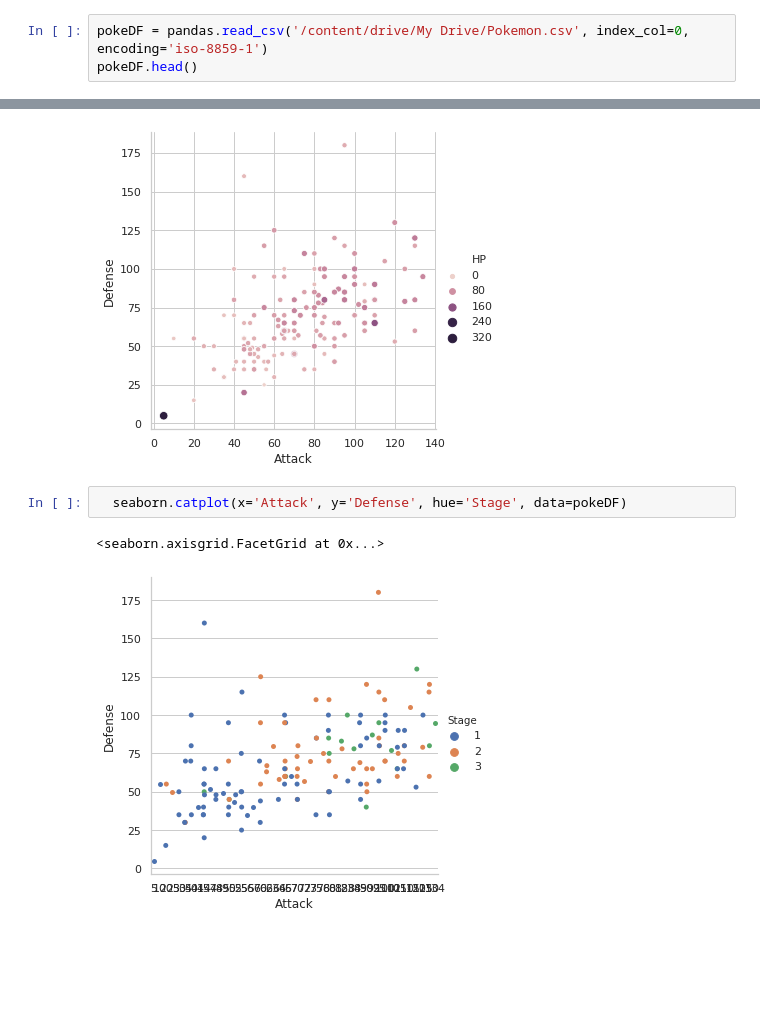
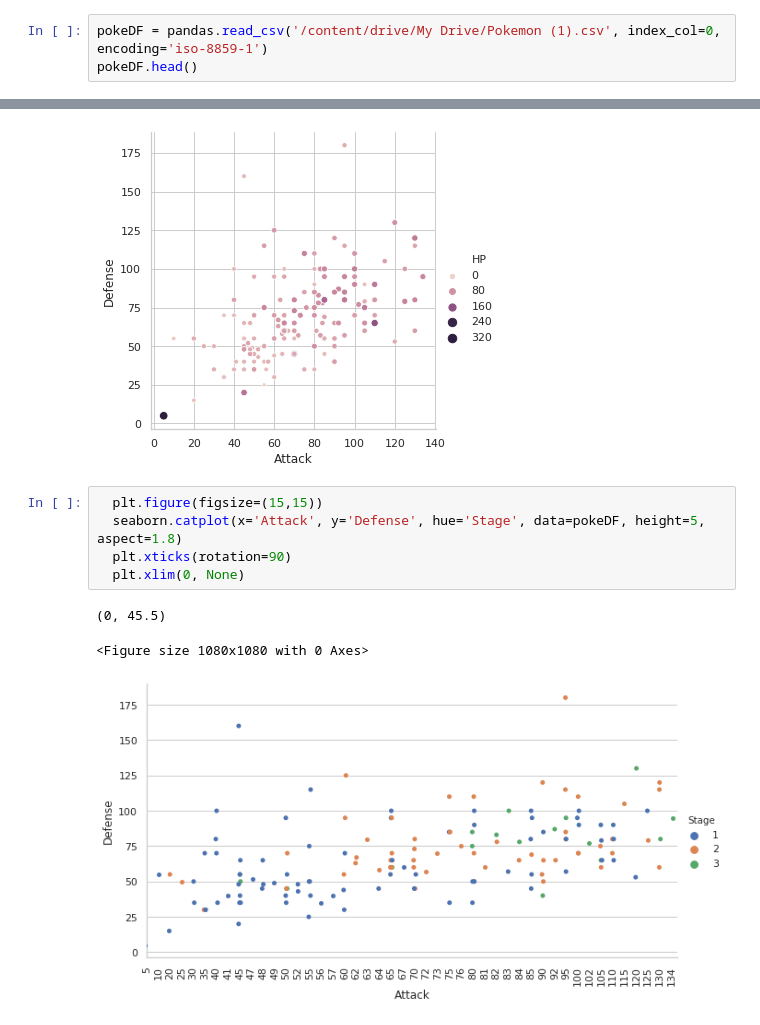
Before and after one commit to ta-data-mex/lab-matplotlib-seaborn, a Jupyter notebook: Dataviz1.ipynb, the cells around one changed output, grey strips where cells are left out. Cells and saved outputs as stored; diff of their text form; blank space fills up the shorter version.

```diff
--- a/Dataviz1.ipynb
+++ b/Dataviz1.ipynb
@@ -107,7 +107,7 @@ plt.show()
 # %% [output]
 [figure]
 # %%
-pokeDF = pandas.read_csv('/content/drive/My Drive/Pokemon.csv', index_col=0, encoding='iso-8859-1')
+pokeDF = pandas.read_csv('/content/drive/My Drive/Pokemon (1).csv', index_col=0, encoding='iso-8859-1')
 pokeDF.head()
 # %% [output]
 |  | Name | Type 1 | Type 2 | Total | HP | Attack | Defense | Sp. Atk | Sp. Def | Speed | Stage | ... |
@@ -264,7 +264,11 @@ seaborn.relplot(x='Attack', y='Defense', hue='HP', size='HP', data=pokeDF)
 <seaborn.axisgrid.FacetGrid at 0x...>
 [figure]
 # %%
-  seaborn.catplot(x='Attack', y='Defense', hue='Stage', data=pokeDF)
+  plt.figure(figsize=(15,15))
+  seaborn.catplot(x='Attack', y='Defense', hue='Stage', data=pokeDF, height=5, aspect=1.8)
+  plt.xticks(rotation=90)
+  plt.xlim(0, None)
 # %% [output]
-<seaborn.axisgrid.FacetGrid at 0x...>
+(0, 45.5)
+<Figure size 1080x1080 with 0 Axes>
-[figure, old version]
+[figure, new version]
```
Also changed, not shown: parts of 15 cells of this notebook.
